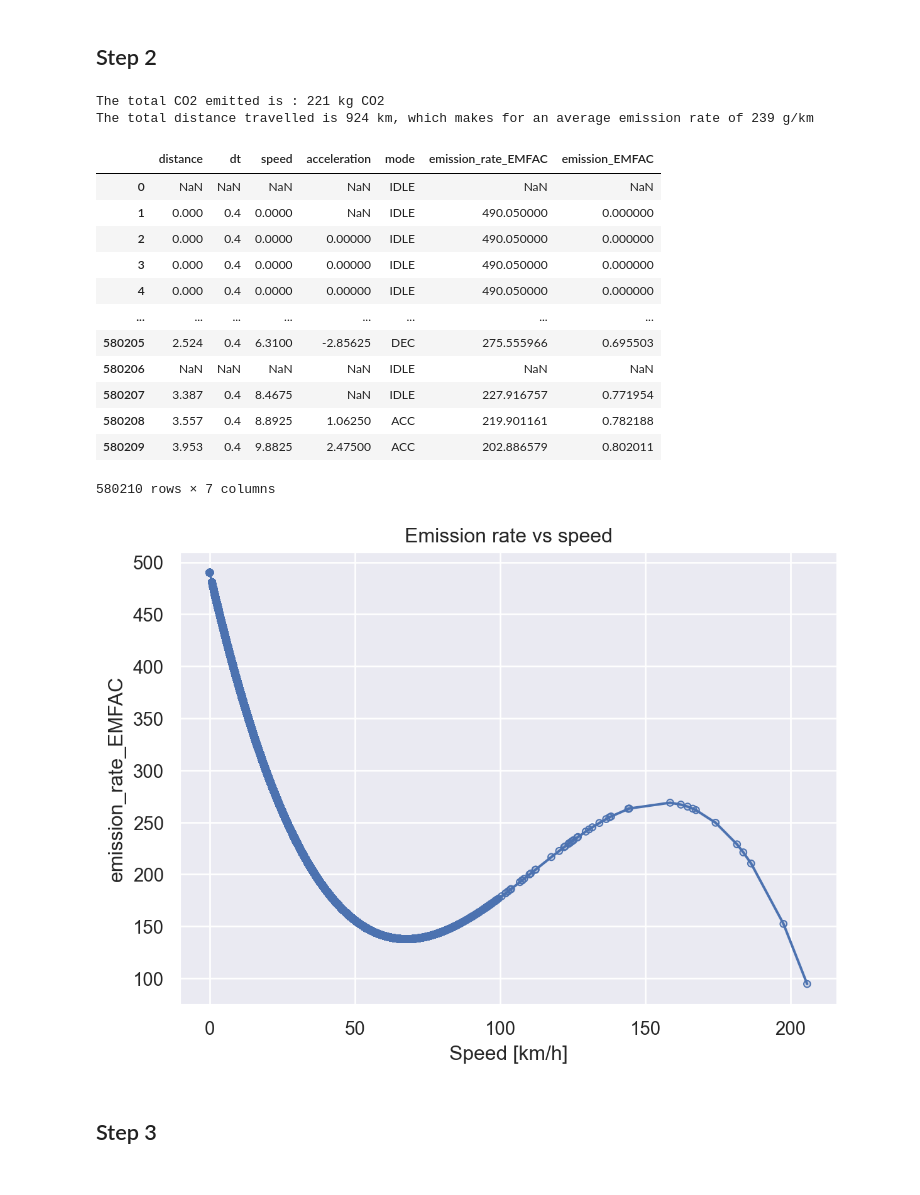
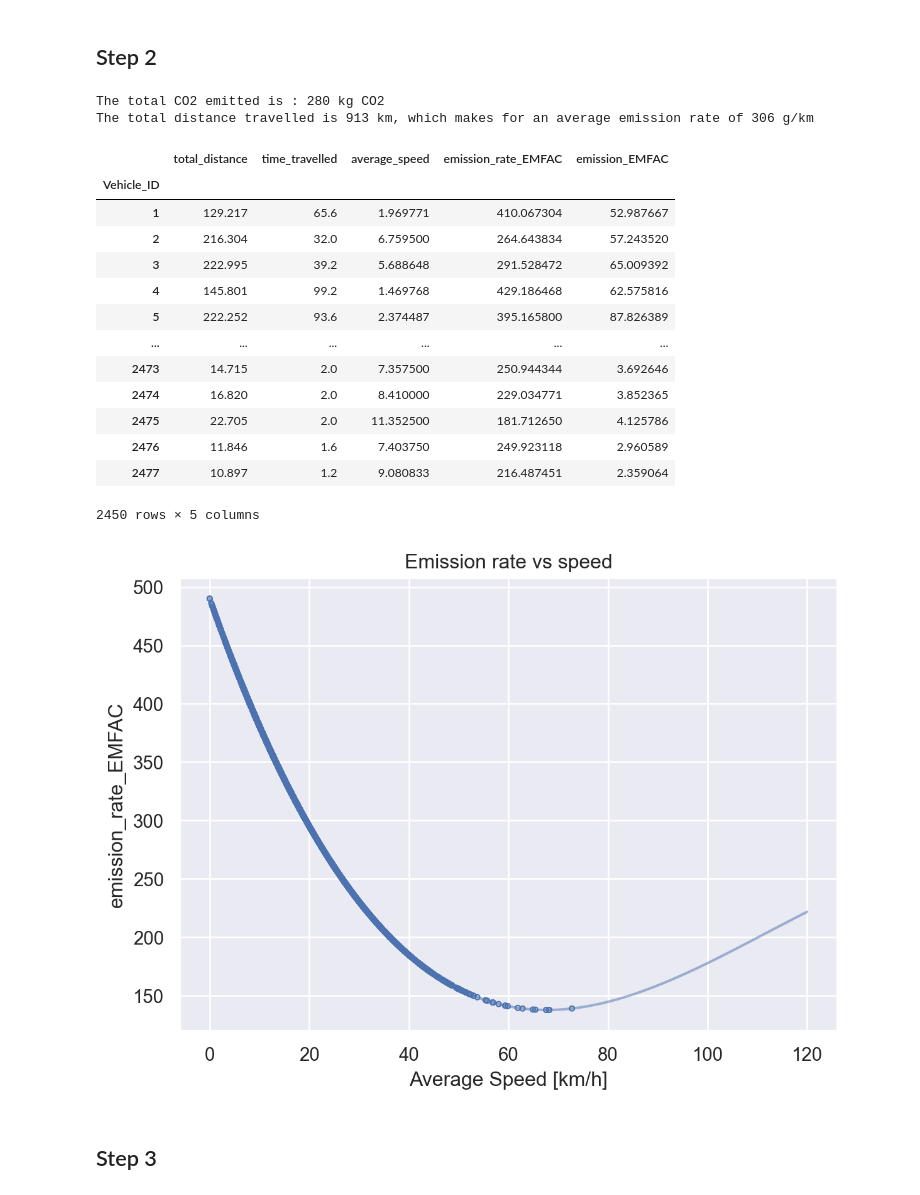
Before and after one commit to s221568/Trafic, a Jupyter notebook: Lab 2/JA.ipynb, the cells around one changed output. Cells and saved outputs as stored; diff of their text form; code cells hidden in the pictures.

```diff
--- a/Lab 2/JA.ipynb
+++ b/Lab 2/JA.ipynb
@@ -364,43 +364,43 @@ df_by_ID
 emission = lambda v : 0.55 * (891 - 22.1360 * v + 0.2346 * v**2 -0.0007 * v**3)  # noqa: E731
 kmh = lambda ms : 3.6 * ms  # noqa: E731
 
-df["emission_rate_EMFAC"] = df.speed.apply(lambda x: emission(kmh(x)))
-df.loc[df.emission_rate_EMFAC<=0] = np.NaN # do not count negative values (which happen for very high speeds)
-df["emission_EMFAC"] = (df.emission_rate_EMFAC * df.distance/1000)
-total_emission = df.emission_EMFAC.sum()
-total_travelled = df.distance.sum() / 1000
+df_by_ID["emission_rate_EMFAC"] = df_by_ID.average_speed.apply(lambda x: emission(kmh(x)))
+df_by_ID["emission_EMFAC"] = (df_by_ID.emission_rate_EMFAC * df_by_ID.total_distance/1000)
+total_emission = df_by_ID.emission_EMFAC.sum()
+total_travelled = df_by_ID.total_distance.sum() / 1000
 average_emission = total_emission / total_travelled
 
 print(f"The total CO2 emitted is : {total_emission / 1000:,.0f} kg CO2")
 print(f"The total distance travelled is {total_travelled:,.0f} km, which makes for an average emission rate of {average_emission:,.0f} g/km")
-display(df[["distance", "dt", "speed", "acceleration", "mode", "emission_rate_EMFAC", "emission_EMFAC"]])
+display(df_by_ID[["total_distance", "time_travelled", "average_speed", "emission_rate_EMFAC", "emission_EMFAC"]])
 # %% [output]
-The total CO2 emitted is : 221 kg CO2
-The total distance travelled is 924 km, which makes for an average emission rate of 239 g/km
+The total CO2 emitted is : 280 kg CO2
+The total distance travelled is 913 km, which makes for an average emission rate of 306 g/km
-|  | distance | dt | speed | acceleration | mode | emission_rate_EMFAC | emission_EMFAC |
-| 0 | NaN | NaN | NaN | NaN | IDLE | NaN | NaN |
-| 1 | 0.000 | 0.4 | 0.0000 | NaN | IDLE | 490.050000 | 0.000000 |
-| 2 | 0.000 | 0.4 | 0.0000 | 0.00000 | IDLE | 490.050000 | 0.000000 |
-| 3 | 0.000 | 0.4 | 0.0000 | 0.00000 | IDLE | 490.050000 | 0.000000 |
-| 4 | 0.000 | 0.4 | 0.0000 | 0.00000 | IDLE | 490.050000 | 0.000000 |
-| ... | ... | ... | ... | ... | ... | ... | ... |
-| 580205 | 2.524 | 0.4 | 6.3100 | -2.85625 | DEC | 275.555966 | 0.695503 |
-| 580206 | NaN | NaN | NaN | NaN | IDLE | NaN | NaN |
-| 580207 | 3.387 | 0.4 | 8.4675 | NaN | IDLE | 227.916757 | 0.771954 |
-| 580208 | 3.557 | 0.4 | 8.8925 | 1.06250 | ACC | 219.901161 | 0.782188 |
-| 580209 | 3.953 | 0.4 | 9.8825 | 2.47500 | ACC | 202.886579 | 0.802011 |
+|  | total_distance | time_travelled | average_speed | emission_rate_EMFAC | emission_EMFAC |
+| Vehicle_ID |  |  |  |  |  |
+| 1 | 129.217 | 65.6 | 1.969771 | 410.067304 | 52.987667 |
+| 2 | 216.304 | 32.0 | 6.759500 | 264.643834 | 57.243520 |
+| 3 | 222.995 | 39.2 | 5.688648 | 291.528472 | 65.009392 |
+| 4 | 145.801 | 99.2 | 1.469768 | 429.186468 | 62.575816 |
+| 5 | 222.252 | 93.6 | 2.374487 | 395.165800 | 87.826389 |
+| ... | ... | ... | ... | ... | ... |
+| 2473 | 14.715 | 2.0 | 7.357500 | 250.944344 | 3.692646 |
+| 2474 | 16.820 | 2.0 | 8.410000 | 229.034771 | 3.852365 |
+| 2475 | 22.705 | 2.0 | 11.352500 | 181.712650 | 4.125786 |
+| 2476 | 11.846 | 1.6 | 7.403750 | 249.923118 | 2.960589 |
+| 2477 | 10.897 | 1.2 | 9.080833 | 216.487451 | 2.359064 |
-580210 rows × 7 columns
+2450 rows × 5 columns
 # %%
 (
-    so.Plot(data=df, x=kmh(df["speed"]), y="emission_rate_EMFAC")
-    .add(so.Line())
-    .add(so.Dots())
-    .label(x="Speed [km/h]", title="Emission rate vs speed")
+    so.Plot(data=df_by_ID, x=kmh(df_by_ID["average_speed"]), y="emission_rate_EMFAC")
+    .add(so.Line(alpha=0.5), x=np.linspace(0,120,2450), y=emission(np.linspace(0,120,2450)))
+    .add(so.Dots(pointsize=3))
+    .label(x="Average Speed [km/h]", title="Emission rate vs speed")
     .save("Graphs//T2_emission_rate_speed.png")
     .plot()
 )
 # %% [output]
-[figure, old version]
+[figure, new version]
 # %% [markdown]
 ## Step 3
 # %%
```
Also changed, not shown: parts of 15 cells of this notebook, 7 other files.
